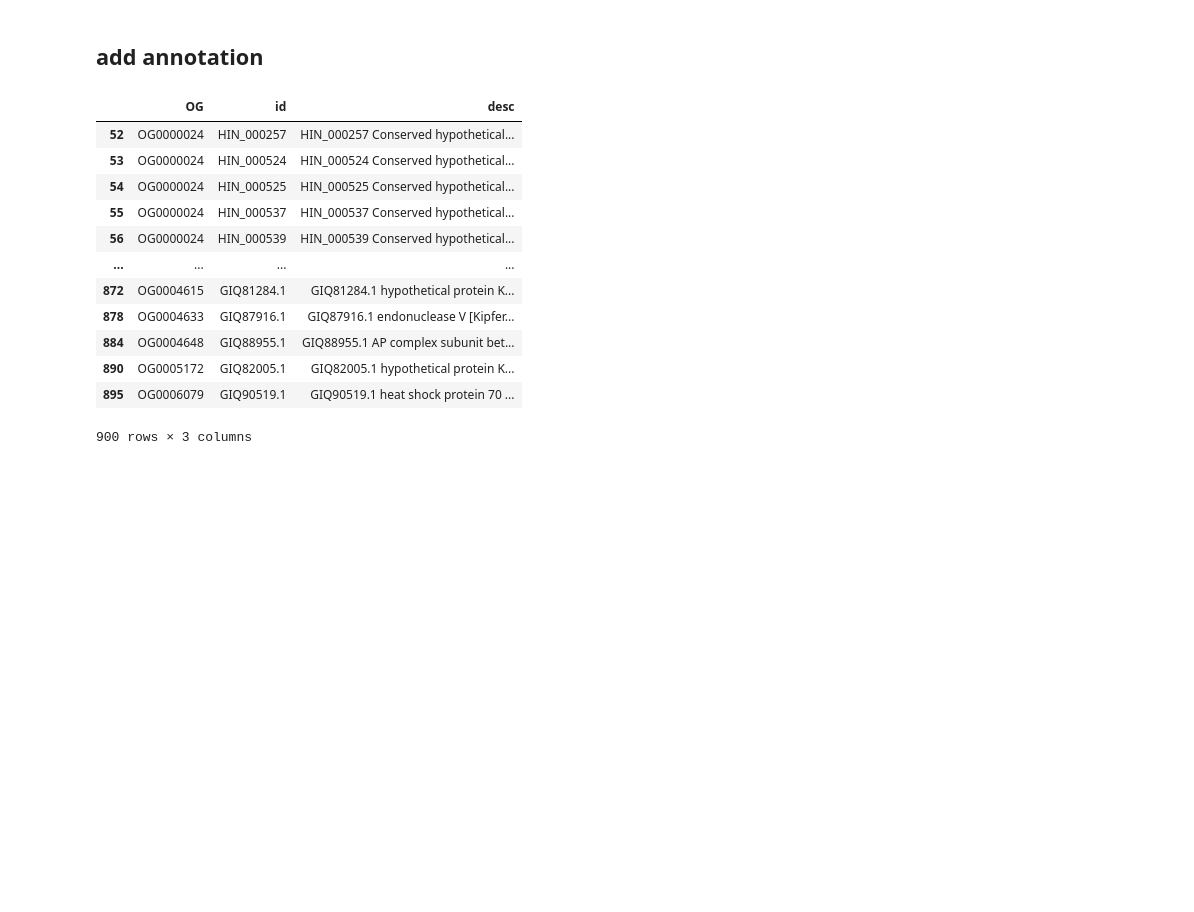
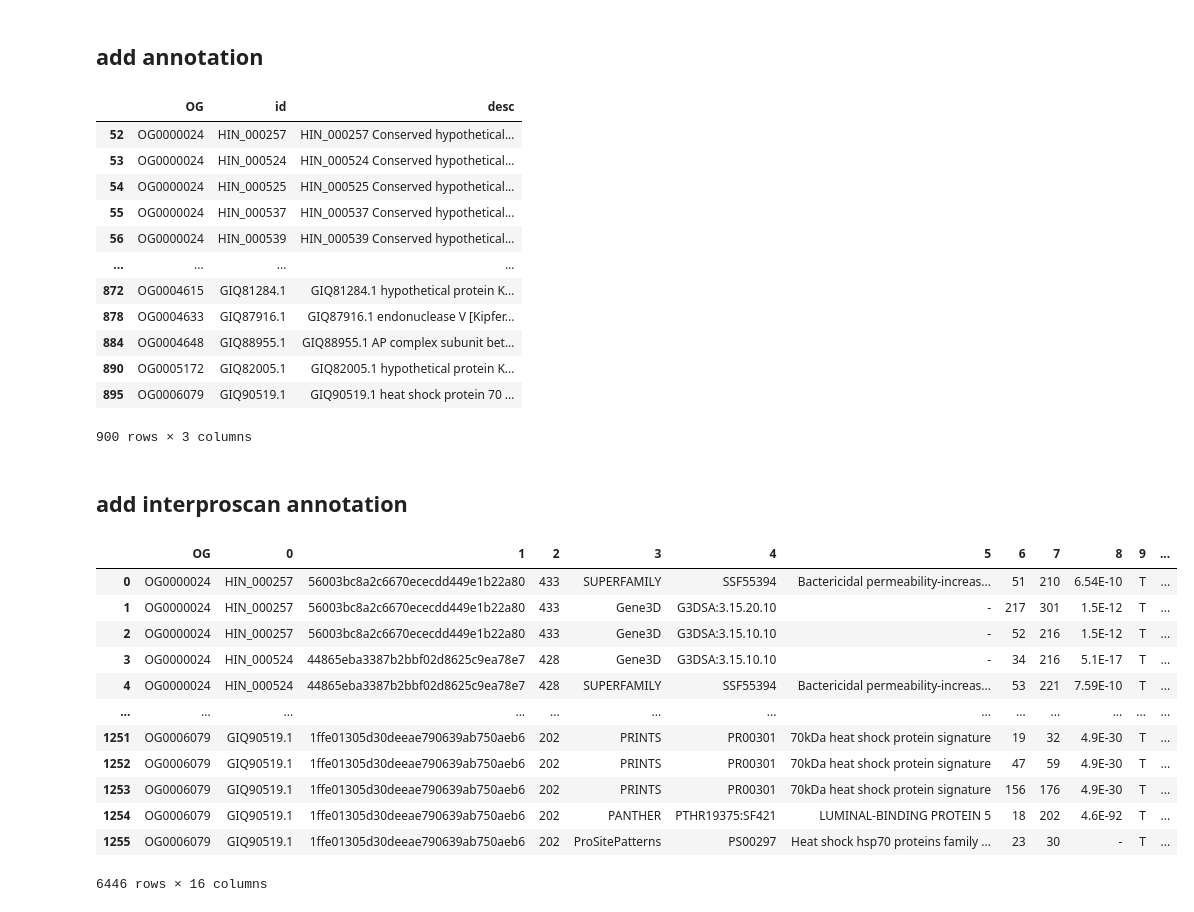
Before and after one commit to zeynepkurtw/H_inflata, a Jupyter notebook: jupyter/1_orthofinder/4_OG_FL.ipynb, the cells around one changed output. Saved outputs shown, nothing was run; the diff lists cells and outputs as text; code cells hidden in the pictures; blank space fills up the shorter version.

```diff
--- a/jupyter/1_orthofinder/4_OG_FL.ipynb
+++ b/jupyter/1_orthofinder/4_OG_FL.ipynb
@@ -150,3 +150,64 @@ df_og_stack_annot
 # %%
 df_og_stack_annot.to_csv("/Users/zeyku390/PycharmProjects/H.inflata/jupyter/1_orthofinder/data/og_fl_annot.csv",
                          sep="\t", header="infer", index=False)
+# %% [markdown]
+## add interproscan annotation
+# %%
+import pandas as pd
+import glob
+
+"OG diplo subset gene list with annotations"
+
+
+def OG_stack(OG_list):
+    df = pd.merge(OG_gene_list, OG_list["Orthogroup"], right_on="Orthogroup", left_on=0).drop(
+        columns="Orthogroup").rename(columns={0: "OG"}).set_index("OG")
+    df = df.stack().reset_index().drop(columns=["level_1"])
+    return df
+
+
+df_og_stack = OG_stack(og_fl)
+
+path = '/Users/zeyku390/PycharmProjects/H.inflata/resource/3_interproscan/*.tsv'
+list_files = glob.glob(path)
+
+#get species name from the filenames
+sp_dic = {}
+for element in list_files:
+    i = element.split(".")[1]
+    i = i.split("/")[-1]
+    sp_dic[i] = element
+
+dic_annot = {}
+for key, value in sp_dic.items():
+    dic_annot[key] = pd.read_csv(value, sep="\t", header=None, names=list(range(0, 15)),
+                                 engine='python', quoting=3)
+
+
+def add_annot(df, df_annot):
+    df = pd.merge(df, df_annot, on=0)
+    return df
+
+
+df1 = add_annot(OG_stack(og_fl), dic_annot["HIN"])
+df2 = add_annot(OG_stack(og_fl), dic_annot["trepo"])
+df3 = add_annot(OG_stack(og_fl), dic_annot["carpe"])
+df4 = add_annot(OG_stack(og_fl), dic_annot["kbiala"])
+
+
+df_og_stack_ipr = pd.concat([df1, df2, df3, df4], axis=0)
+df_og_stack_ipr
+# %% [output]
+|  | OG | 0 | 1 | 2 | 3 | 4 | 5 | 6 | 7 | 8 | 9 | ... |
+| 0 | OG0000024 | HIN_000257 | 56003bc8a2c6670ececdd449e1b22a80 | 433 | SUPERFAMILY | SSF55394 | Bactericidal permeability-increas... | 51 | 210 | 6.54E-10 | T | ... |
+| 1 | OG0000024 | HIN_000257 | 56003bc8a2c6670ececdd449e1b22a80 | 433 | Gene3D | G3DSA:3.15.20.10 | - | 217 | 301 | 1.5E-12 | T | ... |
+| 2 | OG0000024 | HIN_000257 | 56003bc8a2c6670ececdd449e1b22a80 | 433 | Gene3D | G3DSA:3.15.10.10 | - | 52 | 216 | 1.5E-12 | T | ... |
+| 3 | OG0000024 | HIN_000524 | 44865eba3387b2bbf02d8625c9ea78e7 | 428 | Gene3D | G3DSA:3.15.10.10 | - | 34 | 216 | 5.1E-17 | T | ... |
+| 4 | OG0000024 | HIN_000524 | 44865eba3387b2bbf02d8625c9ea78e7 | 428 | SUPERFAMILY | SSF55394 | Bactericidal permeability-increas... | 53 | 221 | 7.59E-10 | T | ... |
+| ... | ... | ... | ... | ... | ... | ... | ... | ... | ... | ... | ... | ... |
+| 1251 | OG0006079 | GIQ90519.1 | 1ffe01305d30deeae790639ab750aeb6 | 202 | PRINTS | PR00301 | 70kDa heat shock protein signature | 19 | 32 | 4.9E-30 | T | ... |
+| 1252 | OG0006079 | GIQ90519.1 | 1ffe01305d30deeae790639ab750aeb6 | 202 | PRINTS | PR00301 | 70kDa heat shock protein signature | 47 | 59 | 4.9E-30 | T | ... |
+| 1253 | OG0006079 | GIQ90519.1 | 1ffe01305d30deeae790639ab750aeb6 | 202 | PRINTS | PR00301 | 70kDa heat shock protein signature | 156 | 176 | 4.9E-30 | T | ... |
+| 1254 | OG0006079 | GIQ90519.1 | 1ffe01305d30deeae790639ab750aeb6 | 202 | PANTHER | PTHR19375:SF421 | LUMINAL-BINDING PROTEIN 5 | 18 | 202 | 4.6E-92 | T | ... |
+| 1255 | OG0006079 | GIQ90519.1 | 1ffe01305d30deeae790639ab750aeb6 | 202 | ProSitePatterns | PS00297 | Heat shock hsp70 proteins family ... | 23 | 30 | - | T | ... |
+6446 rows × 16 columns
```
Also changed, not shown: parts of 5 cells of this notebook, 10 other files.
